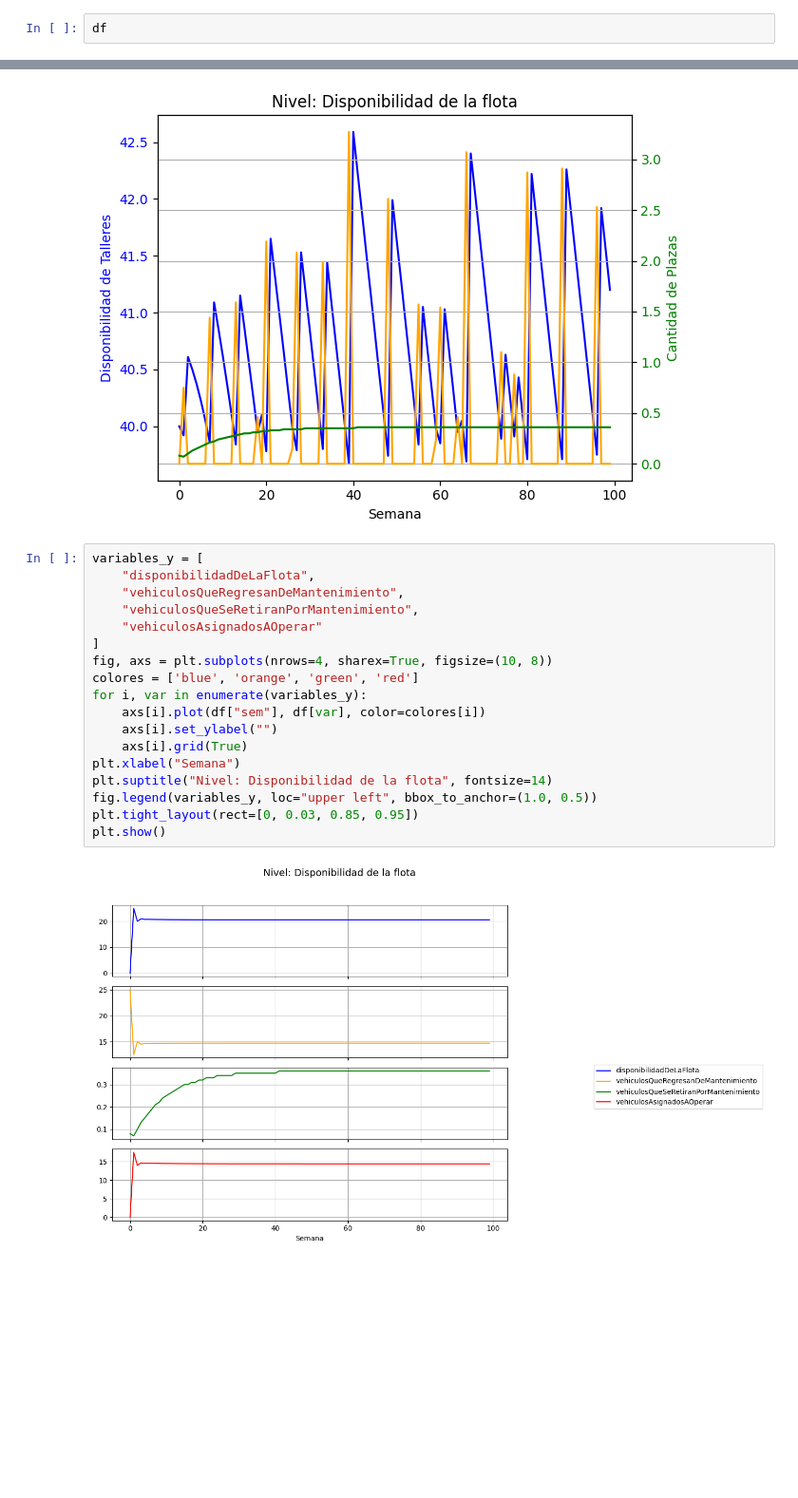
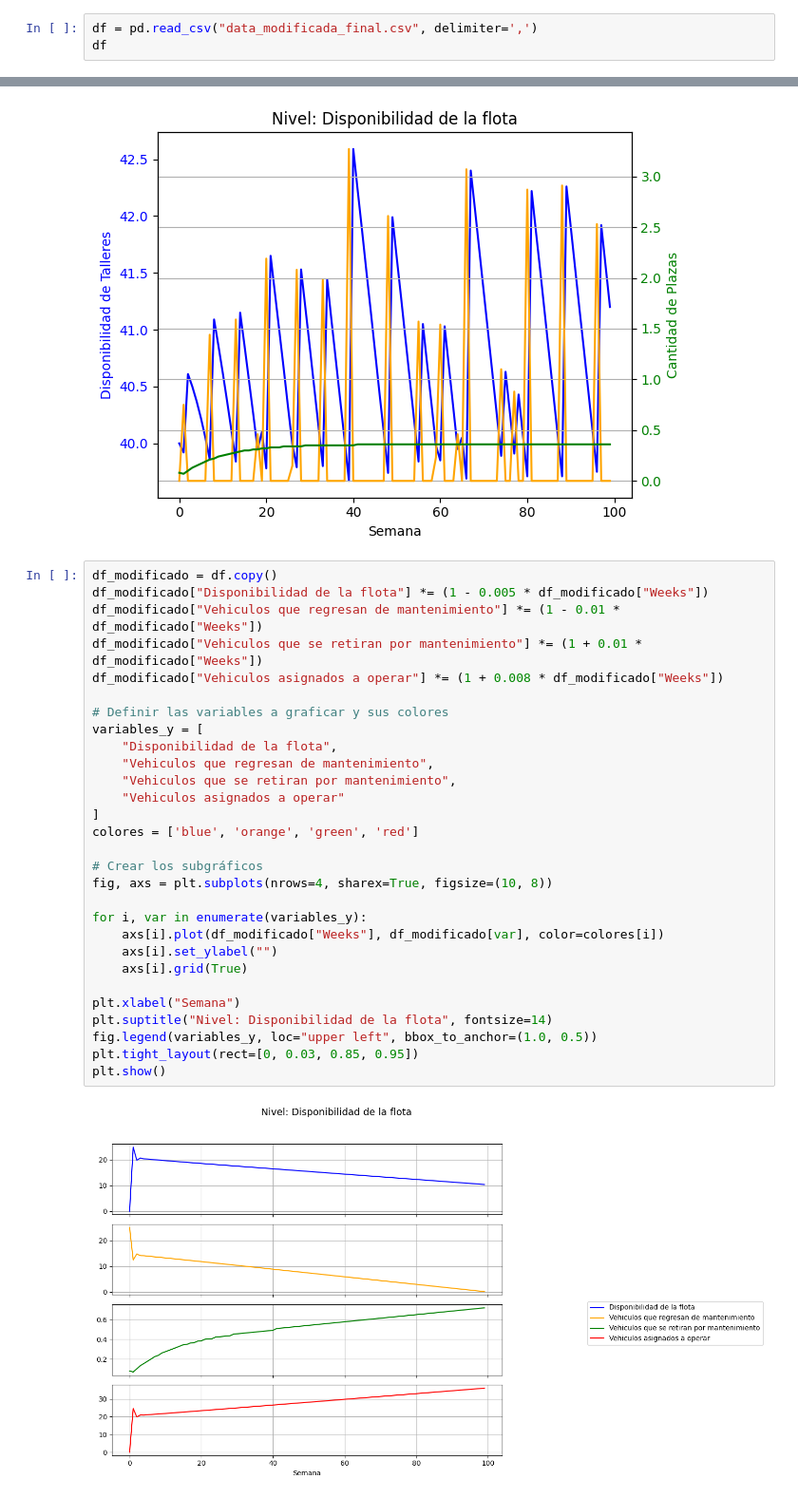
Before and after one commit to SantiagoC21/Taller-de-DS, a Jupyter notebook: Sistema de transporte/pydata.ipynb, the cells around one changed output, grey strips where cells are left out. Shown at 95% size. Saved outputs shown, nothing was run; the diff lists cells and outputs as text; blank space fills up the shorter version.

```diff
--- a/Sistema de transporte/pydata.ipynb
+++ b/Sistema de transporte/pydata.ipynb
@@ -114,3 +114,4 @@ conn.close()
 # %%
+df = pd.read_csv("data_modificada_final.csv", delimiter=',')
 df
 # %% [output]
@@ -237,23 +238,34 @@ plt.show()
 # %% [output]
 [figure]
 # %%
+df_modificado = df.copy()
+df_modificado["Disponibilidad de la flota"] *= (1 - 0.005 * df_modificado["Weeks"])
+df_modificado["Vehiculos que regresan de mantenimiento"] *= (1 - 0.01 * df_modificado["Weeks"])
+df_modificado["Vehiculos que se retiran por mantenimiento"] *= (1 + 0.01 * df_modificado["Weeks"])
+df_modificado["Vehiculos asignados a operar"] *= (1 + 0.008 * df_modificado["Weeks"])
+
+# Definir las variables a graficar y sus colores
 variables_y = [
-    "disponibilidadDeLaFlota",
-    "vehiculosQueRegresanDeMantenimiento",
-    "vehiculosQueSeRetiranPorMantenimiento",
-    "vehiculosAsignadosAOperar"
+    "Disponibilidad de la flota",
+    "Vehiculos que regresan de mantenimiento",
+    "Vehiculos que se retiran por mantenimiento",
+    "Vehiculos asignados a operar"
 ]
+colores = ['blue', 'orange', 'green', 'red']
+
+# Crear los subgráficos
 fig, axs = plt.subplots(nrows=4, sharex=True, figsize=(10, 8))
-colores = ['blue', 'orange', 'green', 'red']
+
 for i, var in enumerate(variables_y):
-    axs[i].plot(df["sem"], df[var], color=colores[i])
+    axs[i].plot(df_modificado["Weeks"], df_modificado[var], color=colores[i])
     axs[i].set_ylabel("")
     axs[i].grid(True)
+
 plt.xlabel("Semana")
 plt.suptitle("Nivel: Disponibilidad de la flota", fontsize=14)
 fig.legend(variables_y, loc="upper left", bbox_to_anchor=(1.0, 0.5))
 plt.tight_layout(rect=[0, 0.03, 0.85, 0.95])
 plt.show()
 # %% [output]
-[figure, old version]
+[figure, new version]
 # %%
```
Also changed, not shown: parts of 12 cells of this notebook, 7 other files.
